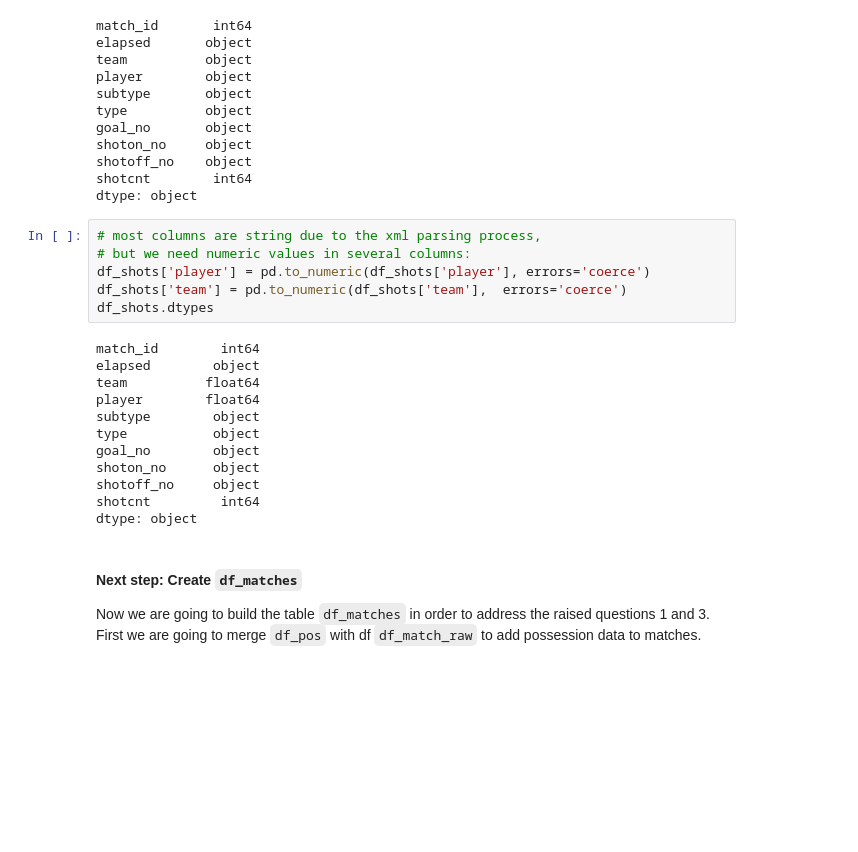
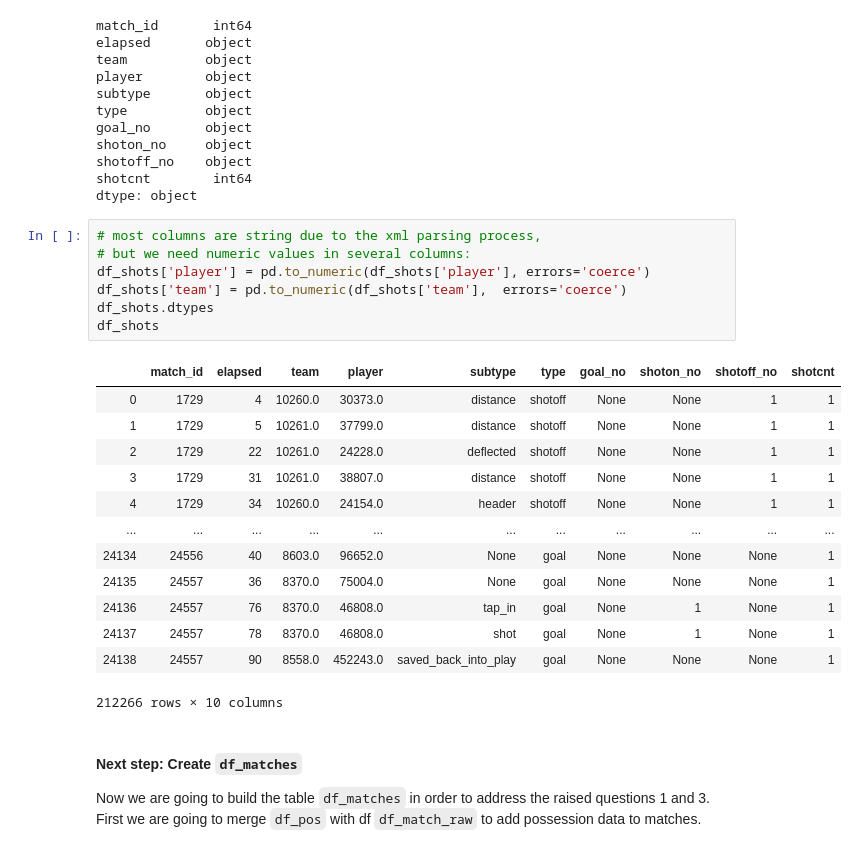
Before and after one commit to normannexo/jupyter_data_science, a Jupyter notebook: Soccer project.ipynb, the cells around one changed output. Drawn from its saved outputs; the diff is of its cells as text; blank space fills up the shorter version.

```diff
--- a/Soccer project.ipynb
+++ b/Soccer project.ipynb
@@ -290,21 +290,24 @@ dtype: object
 # %%
 # most columns are string due to the xml parsing process,
 # but we need numeric values in several columns:
 df_shots['player'] = pd.to_numeric(df_shots['player'], errors='coerce')
 df_shots['team'] = pd.to_numeric(df_shots['team'],  errors='coerce')
 df_shots.dtypes
+df_shots
 # %% [output]
+|  | match_id | elapsed | team | player | subtype | type | goal_no | shoton_no | shotoff_no | shotcnt |
+| 0 | 1729 | 4 | 10260.0 | 30373.0 | distance | shotoff | None | None | 1 | 1 |
+| 1 | 1729 | 5 | 10261.0 | 37799.0 | distance | shotoff | None | None | 1 | 1 |
+| 2 | 1729 | 22 | 10261.0 | 24228.0 | deflected | shotoff | None | None | 1 | 1 |
+| 3 | 1729 | 31 | 10261.0 | 38807.0 | distance | shotoff | None | None | 1 | 1 |
+| 4 | 1729 | 34 | 10260.0 | 24154.0 | header | shotoff | None | None | 1 | 1 |
+| ... | ... | ... | ... | ... | ... | ... | ... | ... | ... | ... |
+| 24134 | 24556 | 40 | 8603.0 | 96652.0 | None | goal | None | None | None | 1 |
+| 24135 | 24557 | 36 | 8370.0 | 75004.0 | None | goal | None | None | None | 1 |
+| 24136 | 24557 | 76 | 8370.0 | 46808.0 | tap_in | goal | None | 1 | None | 1 |
+| 24137 | 24557 | 78 | 8370.0 | 46808.0 | shot | goal | None | 1 | None | 1 |
+| 24138 | 24557 | 90 | 8558.0 | 452243.0 | saved_back_into_play | goal | None | None | None | 1 |
-match_id        int64
-elapsed        object
-team          float64
-player        float64
-subtype        object
-type           object
-goal_no        object
-shoton_no      object
-shotoff_no     object
-shotcnt         int64
-dtype: object
+212266 rows × 10 columns
 # %% [markdown]
 #### Next step: Create `df_matches`
 Now we are going to build the table `df_matches` in order to address the raised questions 1 and 3. First we are going to merge `df_pos` with df `df_match_raw` to add possession data to matches.
```
Also changed, not shown: parts of 10 cells of this notebook.
